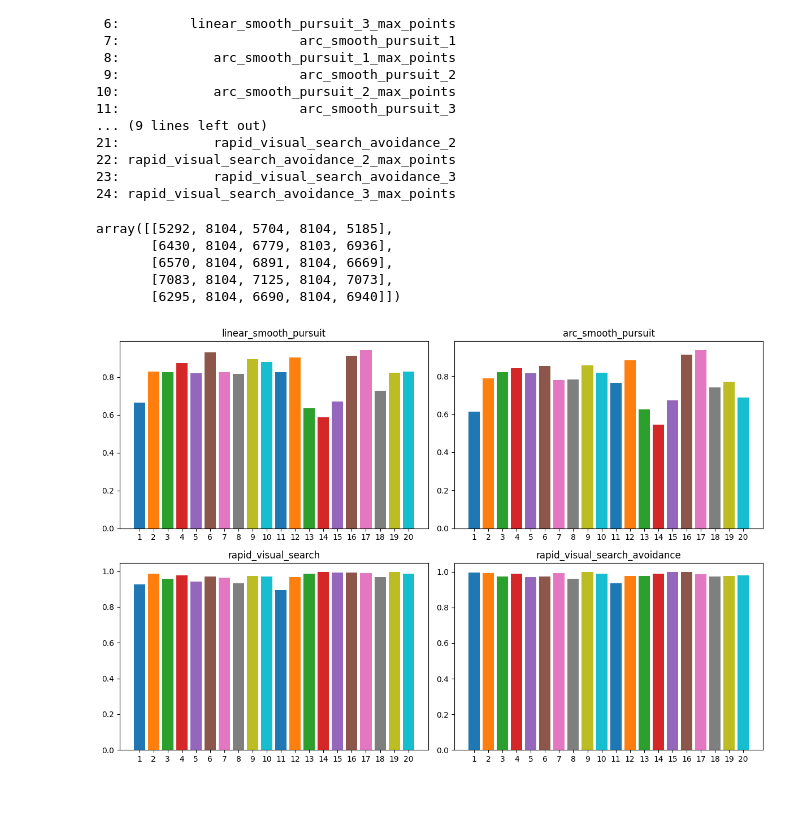
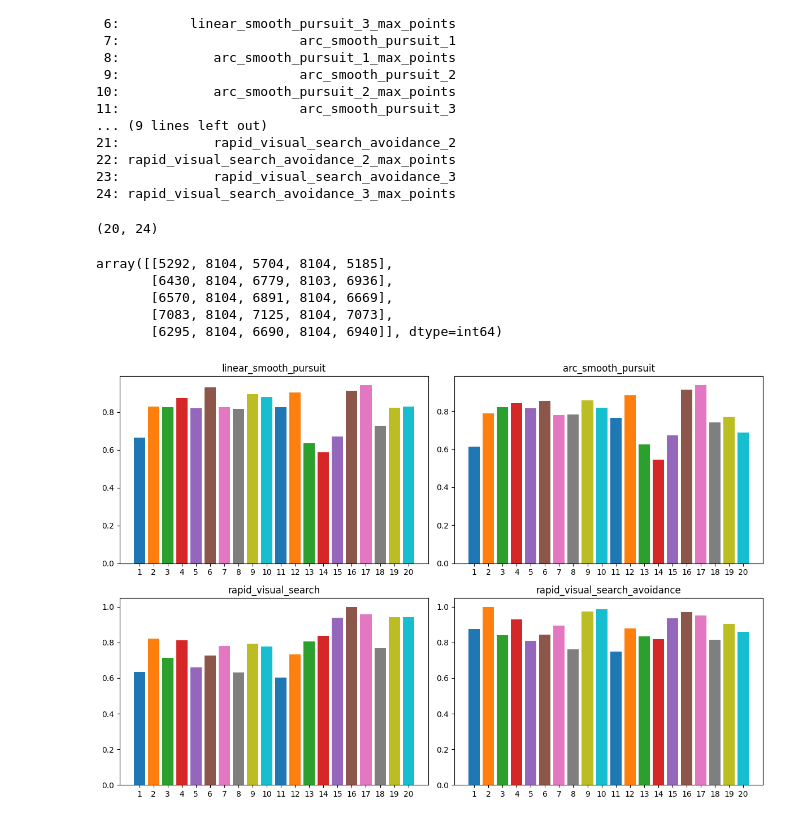
Before and after one commit to aria-lab-code/vr-exoskeleton, a Jupyter notebook: notebooks/scores.ipynb, the cells around one changed output. Drawn from its saved outputs; the diff is of its cells as text; code cells hidden in the pictures.

```diff
--- a/notebooks/scores.ipynb
+++ b/notebooks/scores.ipynb
@@ -58,25 +58,32 @@ for i, column in enumerate(df.columns):
 23:            rapid_visual_search_avoidance_3
 24: rapid_visual_search_avoidance_3_max_points
 # %%
-S = df.to_numpy()[:, 1:]  # Drop 'User_ID'.
-S[:5, :5]
+user_scores = df.drop(columns=['User_ID']).to_numpy()
+print(user_scores.shape)
+user_scores[:5, :5]
 # %% [output]
-array([[5292, 8104, 5704, 8104, 5185],
-       [6430, 8104, 6779, 8103, 6936],
-       [6570, 8104, 6891, 8104, 6669],
-       [7083, 8104, 7125, 8104, 7073],
-       [6295, 8104, 6690, 8104, 6940]])
+(20, 24)
+array([[5292, 8104, 5704, 8104, 5185],
+       [6430, 8104, 6779, 8103, 6936],
+       [6570, 8104, 6891, 8104, 6669],
+       [7083, 8104, 7125, 8104, 7073],
+       [6295, 8104, 6690, 8104, 6940]], dtype=int64)
 # %%
 fig, axes = plt.subplots(2, 2, figsize=(12, 8))
 for i in range(4):  # Tasks.
-    S_task = S[:, 6 * i:6 * i + 6]
-    s = S_task[:, ::2].sum(axis=1) / S_task[:, 1::2].sum(axis=1)
+    user_scores_task = user_scores[:, 6 * i:6 * (i + 1)]
+    scores_sum = user_scores_task[:, ::2].sum(axis=1)
+    if i < 2:
+        scores = scores_sum / user_scores_task[:, 1::2].sum(axis=1)
+    else:
+        scores = scores_sum / np.max(scores_sum)
     ax = axes[i // 2][i % 2]
-    x = np.arange(len(s))
-    ax.bar(x, s, color=colors)
+    x = np.arange(len(scores))
+    ax.bar(x, scores, color=colors)
     ax.set_title(df.columns[1 + 6 * i][:-2])
     ax.set_xticks(x, [str(v + 1) for v in x])
+
 plt.tight_layout()
 plt.show()
 # %% [output]
-[figure, old version]
+[figure, new version]
```
Also changed, not shown: parts of 1 cell of this notebook, 7 other files.
